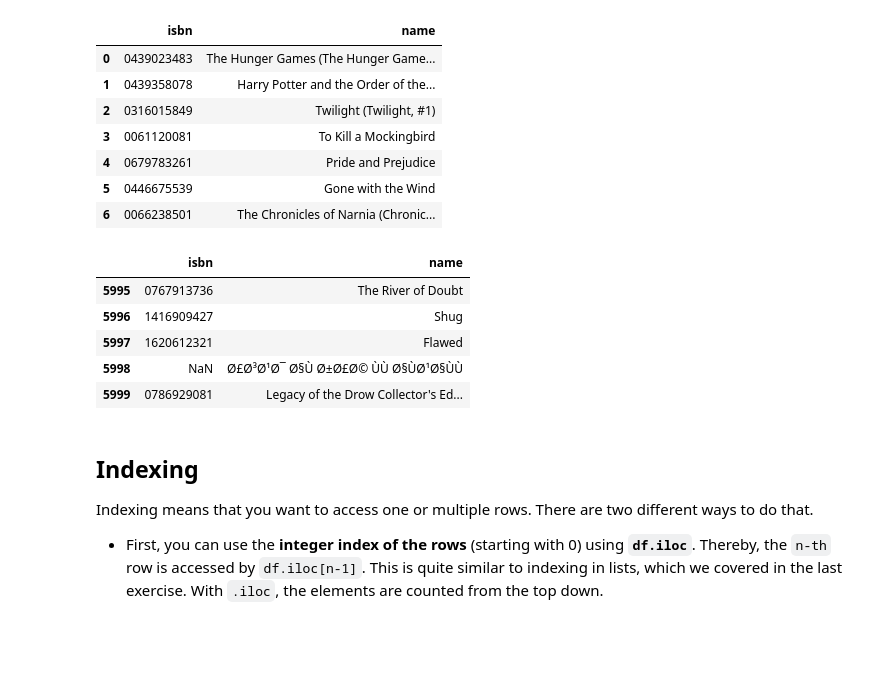
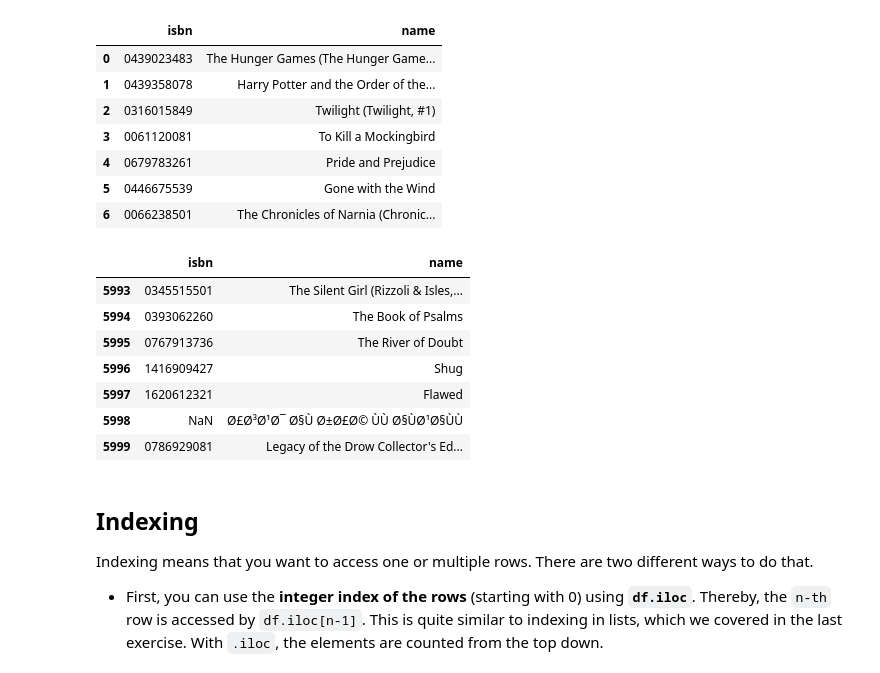
Before and after one commit to hopfkons/business-analytics-fau, a Jupyter notebook: 2_Pandas_solutions.ipynb, the cells around one changed output. Saved outputs shown, nothing was run; the diff lists cells and outputs as text; code cells hidden in the pictures; blank space fills up the shorter version.

```diff
--- a/2_Pandas_solutions.ipynb
+++ b/2_Pandas_solutions.ipynb
@@ -169,10 +194,12 @@ df[['isbn', 'name']].head(7)
 # %%
 col_a = 'isbn'
 col_b = 'name'
 
-df[[col_a, col_b]].tail(5)
+df[[col_a, col_b]].tail(7)
 # %% [output]
 |  | isbn | name |
+| 5993 | 0345515501 | The Silent Girl (Rizzoli & Isles,... |
+| 5994 | 0393062260 | The Book of Psalms |
 | 5995 | 0767913736 | The River of Doubt |
 | 5996 | 1416909427 | Shug |
 | 5997 | 1620612321 | Flawed |
```
Also changed, not shown: parts of 15 cells of this notebook, 5 other files.
